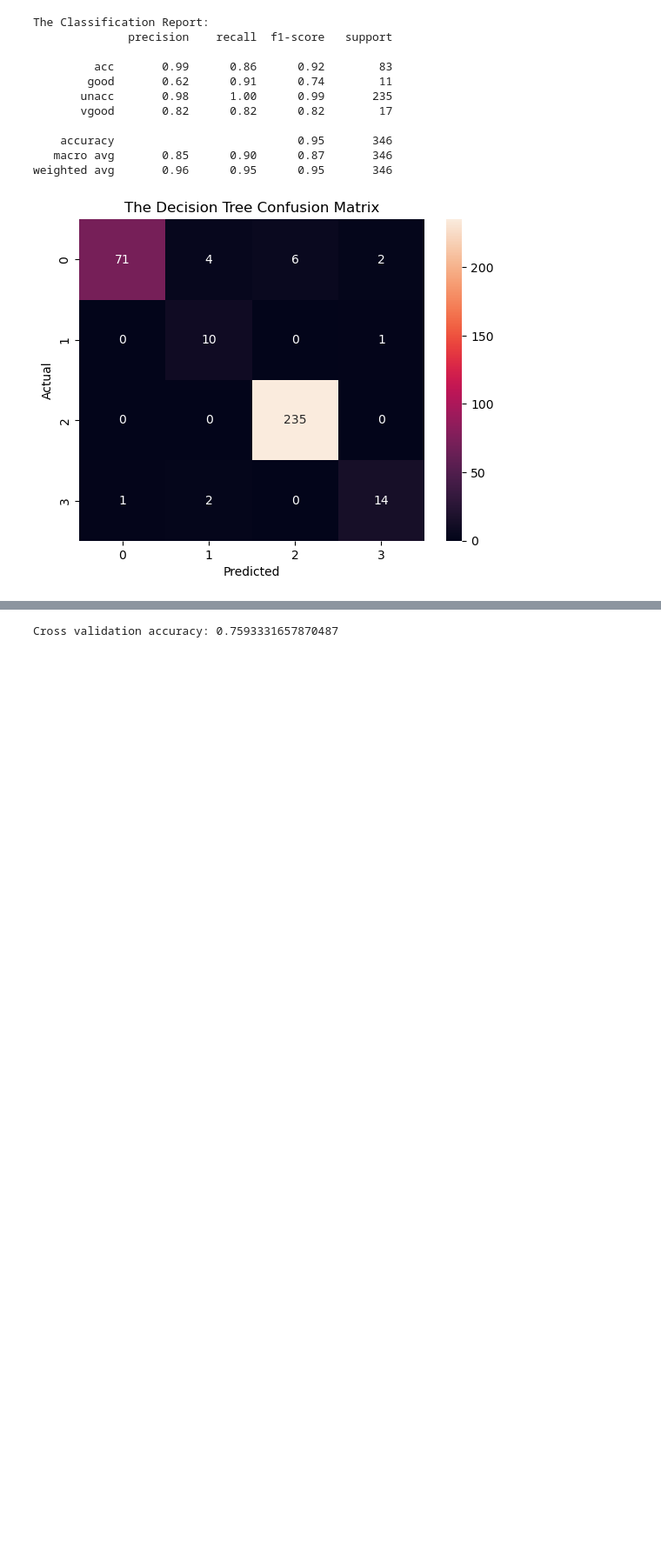
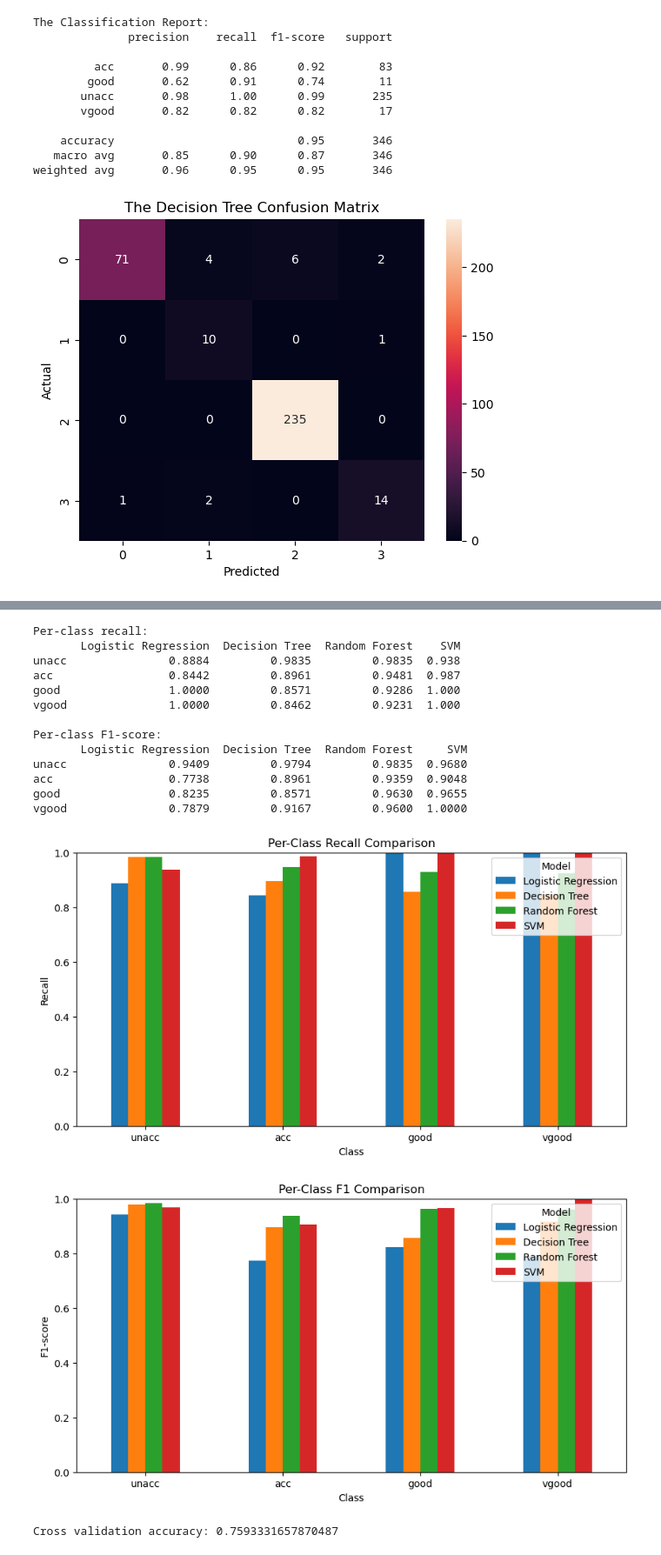
Before and after one commit to raaj2000/car_evaluation-ml, a Jupyter notebook: code/car_ml_project.ipynb, the cells around one changed output, grey strips where cells are left out. Shown at 87% size. Cells and saved outputs as stored; diff of their text form; code cells hidden in the pictures; blank space fills up the shorter version.

```diff
--- a/code/car_ml_project.ipynb
+++ b/code/car_ml_project.ipynb
@@ -140,12 +164,14 @@ from sklearn.linear_model import LogisticRegression
 from sklearn.tree import DecisionTreeClassifier
 from sklearn.ensemble import RandomForestClassifier
 from sklearn.svm import SVC
-from sklearn.metrics import accuracy_score
+from sklearn.metrics import accuracy_score, balanced_accuracy_score, f1_score
 
-logistic_model = LogisticRegression(max_iter=2000)
-tree_model = DecisionTreeClassifier(random_state=42)
-forest_model = RandomForestClassifier(n_estimators=200, random_state=42)
-svm_model = SVC(kernel="rbf", random_state=42)
+logistic_model = LogisticRegression(max_iter=2000, class_weight="balanced")
+tree_model = DecisionTreeClassifier(random_state=42, class_weight="balanced")
+forest_model = RandomForestClassifier(
+    n_estimators=200, random_state=42, class_weight="balanced"
+ )
+svm_model = SVC(kernel="rbf", random_state=42, class_weight="balanced")
 
 logistic_model.fit(x_train, y_train)
 tree_model.fit(x_train, y_train)
@@ -154,6 +180,10 @@ svm_model.fit(x_train, y_train)
 
 logistic_predictions = logistic_model.predict(x_test)
 logistic_accuracy = accuracy_score(y_test, logistic_predictions)
+logistic_balanced_accuracy = balanced_accuracy_score(y_test, logistic_predictions)
+logistic_f1_macro = f1_score(y_test, logistic_predictions, average="macro")
 
 print("The Logistic Regression Accuracy:", logistic_accuracy)
+print("The Logistic Regression Balanced Accuracy:", logistic_balanced_accuracy)
+print("The Logistic Regression F1 Macro:", logistic_f1_macro)
 # %% [output]
@@ -203,3 +283,65 @@ plt.show()
+# %%
+from sklearn.metrics import classification_report
+
+# Build per-class metrics for each model
+all_predictions = {
+    "Logistic Regression": logistic_predictions,
+    "Decision Tree": tree_predictions,
+    "Random Forest": forest_predictions,
+    "SVM": svm_predictions
+}
+
+class_order = list(y.value_counts().index)
+
+per_class_recall = pd.DataFrame(index=class_order)
+per_class_f1 = pd.DataFrame(index=class_order)
+
+for model_name, pred_values in all_predictions.items():
+    report = classification_report(
+        y_test, pred_values, output_dict=True, zero_division=0
+    )
+    per_class_recall[model_name] = [report[class_name]["recall"] for class_name in class_order]
+    per_class_f1[model_name] = [report[class_name]["f1-score"] for class_name in class_order]
+
+print("Per-class recall:")
+print(per_class_recall.round(4))
+
+print("\nPer-class F1-score:")
+print(per_class_f1.round(4))
+
+per_class_recall.plot(kind="bar", figsize=(10, 5))
+plt.title("Per-Class Recall Comparison")
+plt.xlabel("Class")
+plt.ylabel("Recall")
+plt.ylim(0, 1)
+plt.xticks(rotation=0)
+plt.legend(title="Model")
+plt.show()
+
+per_class_f1.plot(kind="bar", figsize=(10, 5))
+plt.title("Per-Class F1 Comparison")
+plt.xlabel("Class")
+plt.ylabel("F1-score")
+plt.ylim(0, 1)
+plt.xticks(rotation=0)
+plt.legend(title="Model")
+plt.show()
+# %% [output]
+Per-class recall:
+       Logistic Regression  Decision Tree  Random Forest    SVM
+unacc               0.8884         0.9835         0.9835  0.938
+acc                 0.8442         0.8961         0.9481  0.987
+good                1.0000         0.8571         0.9286  1.000
+vgood               1.0000         0.8462         0.9231  1.000
+
+Per-class F1-score:
+       Logistic Regression  Decision Tree  Random Forest     SVM
+unacc               0.9409         0.9794         0.9835  0.9680
+acc                 0.7738         0.8961         0.9359  0.9048
+good                0.8235         0.8571         0.9630  0.9655
+vgood               0.7879         0.9167         0.9600  1.0000
+[figure, added]
+[figure, added]
 # %%
 from sklearn.model_selection import cross_val_score
 
```
Also changed, not shown: parts of 8 cells of this notebook.
